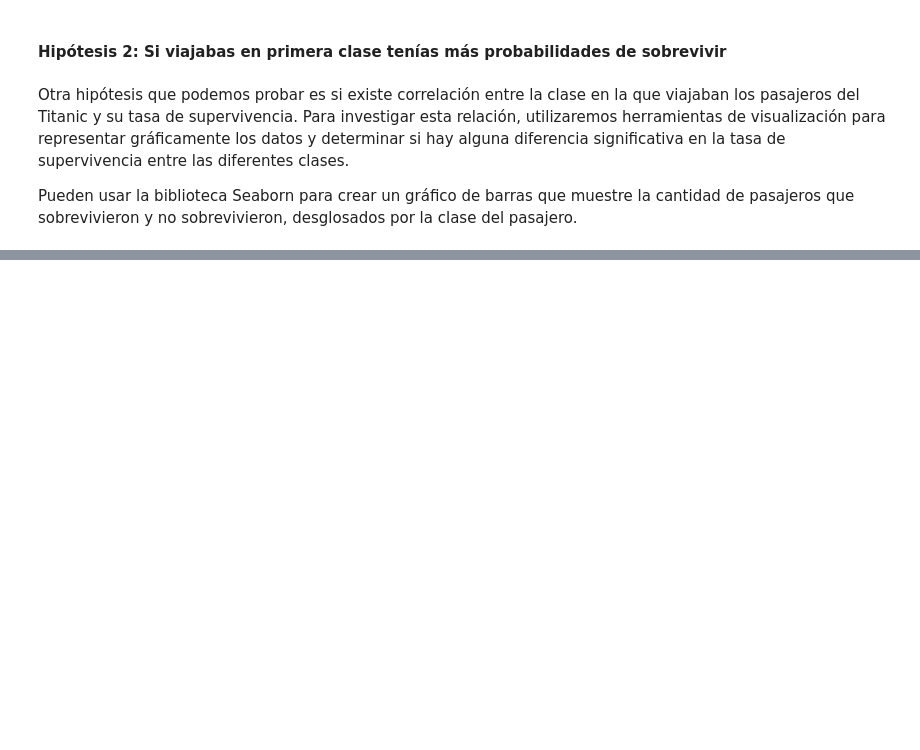
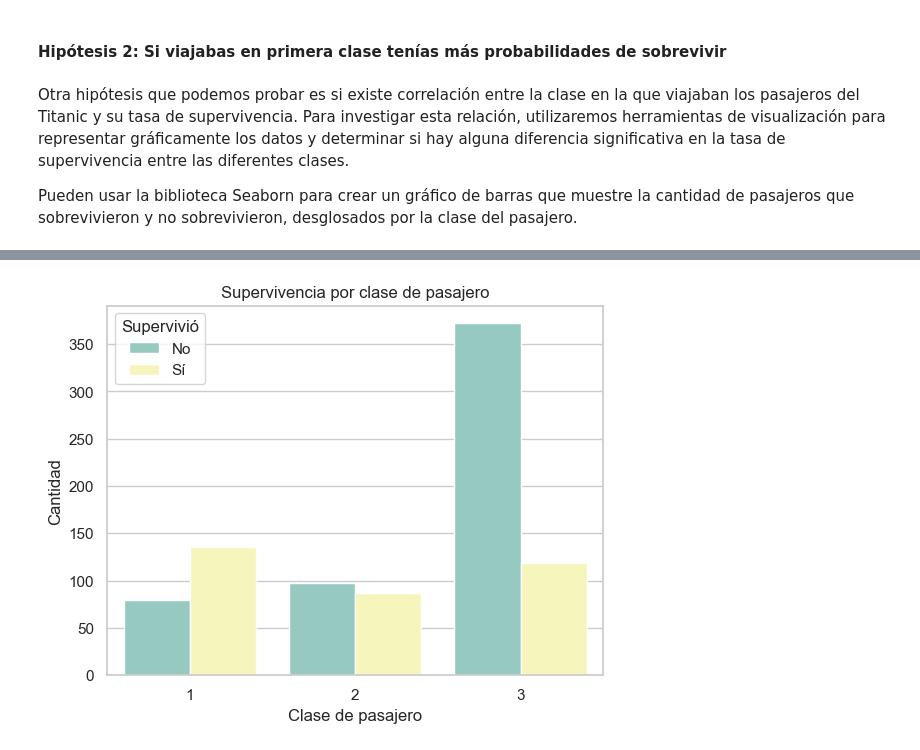
Before and after one commit to AndresJimw/Artificial-Intelligence, a Jupyter notebook: Lab01/Test_Análisis_exploratorio_de_datos_del_Titanic.ipynb, the cells around one changed output, grey strips where cells are left out. Cells and saved outputs as stored; diff of their text form; code cells hidden in the pictures; blank space fills up the shorter version.

```diff
--- a/Lab01/Test_Análisis_exploratorio_de_datos_del_Titanic.ipynb
+++ b/Lab01/Test_Análisis_exploratorio_de_datos_del_Titanic.ipynb
@@ -60,0 +314,9 @@ Pueden usar la biblioteca Seaborn para crear un gráfico de barras que muestre l
+# %%
+sns.countplot(x="Pclass", hue="Survived", data=titanic_clean, palette="Set3")
+plt.title("Supervivencia por clase de pasajero")
+plt.xlabel("Clase de pasajero")
+plt.ylabel("Cantidad")
+plt.legend(title="Supervivió", labels=["No", "Sí"])
+plt.show()
+# %% [output]
+[figure, added]
```
Also changed, not shown: parts of 38 cells of this notebook, 1 other file.
